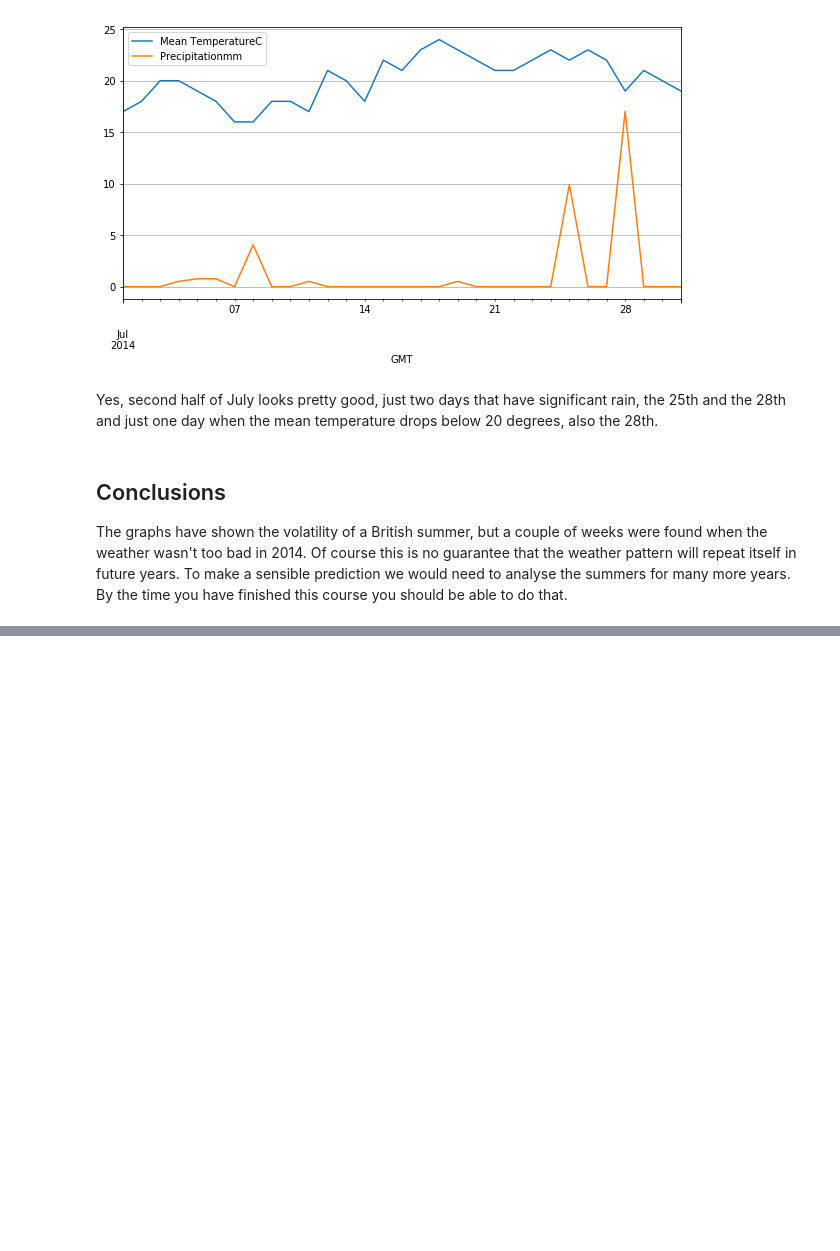
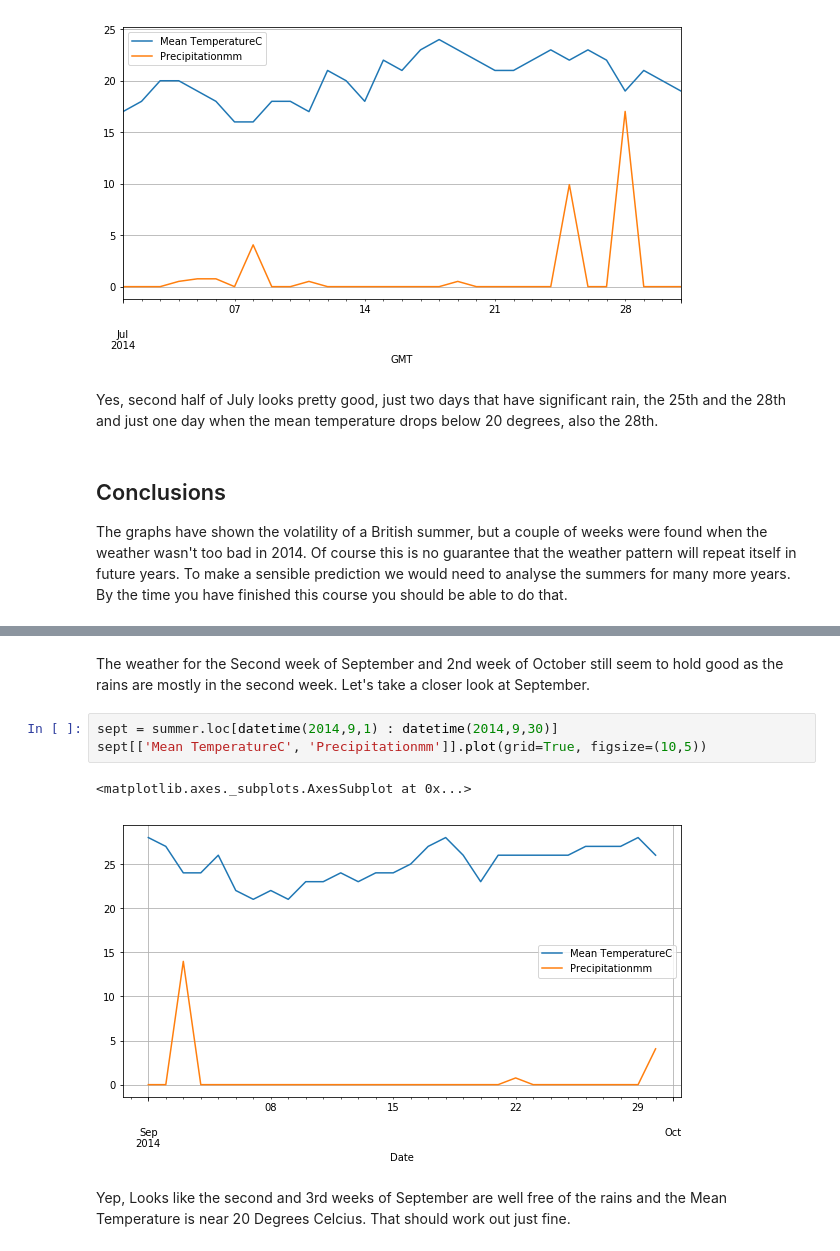
Before and after one commit to sreeramh4/dataScience, a Jupyter notebook: Project_2vacationWeather.ipynb, the cells around one changed output, grey strips where cells are left out. Cells and saved outputs as stored; diff of their text form; blank space fills up the shorter version.

```diff
--- a/Project_2vacationWeather.ipynb
+++ b/Project_2vacationWeather.ipynb
@@ -227,0 +306,11 @@ The graphs have shown the volatility of a British summer, but a couple of weeks
+# %% [markdown]
+The weather for the Second week of September and 2nd week of October still seem to hold good as the rains are mostly in the second week.
+Let's take a closer look at September.
+# %%
+sept = summer.loc[datetime(2014,9,1) : datetime(2014,9,30)]
+sept[['Mean TemperatureC', 'Precipitationmm']].plot(grid=True, figsize=(10,5))
+# %% [output]
+<matplotlib.axes._subplots.AxesSubplot at 0x...>
+[figure, added]
+# %% [markdown]
+Yep, Looks like the second and 3rd weeks of September are well free of the rains and the Mean Temperature is near 20 Degrees Celcius. That should work out just fine.
```
Also changed, not shown: parts of 10 cells of this notebook.
